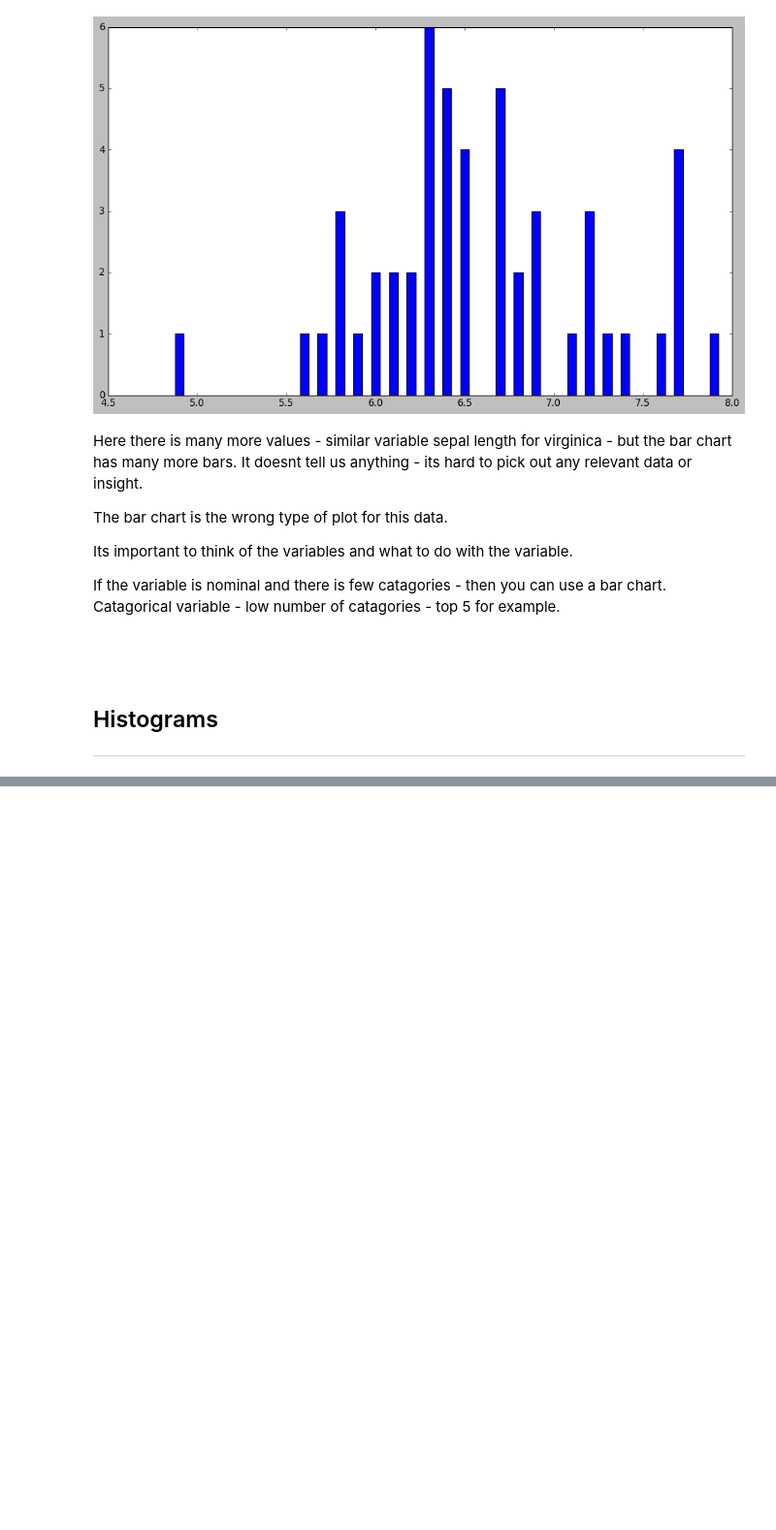
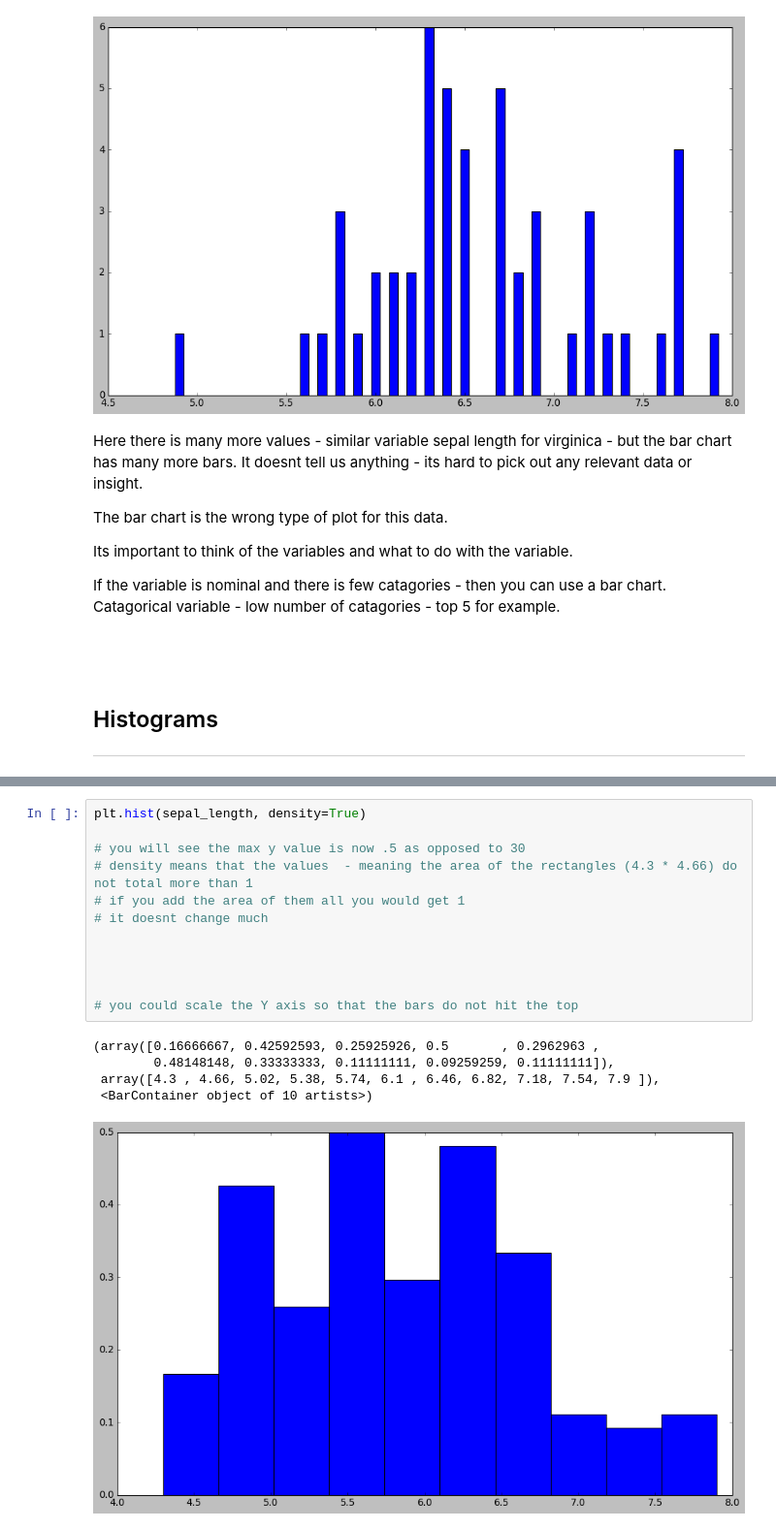
Before and after one commit to VCurry20/Jupyter-FDA2021, a Jupyter notebook: Week 8/Week 8 .ipynb, the cells around one changed output, grey strips where cells are left out. Shown: that part at 97% size. Cells and saved outputs as stored; diff of their text form; blank space fills up the shorter version.

```diff
--- a/Week 8/Week 8 .ipynb
+++ b/Week 8/Week 8 .ipynb
@@ -343,0 +409,18 @@ If the variable is nominal and there is few catagories - then you can use a bar
+# %%
+plt.hist(sepal_length, density=True)
+
+# you will see the max y value is now .5 as opposed to 30
+# density means that the values  - meaning the area of the rectangles (4.3 * 4.66) do not total more than 1
+# if you add the area of them all you would get 1
+# it doesnt change much
+
+
+
+
+# you could scale the Y axis so that the bars do not hit the top
+# %% [output]
+(array([0.16666667, 0.42592593, 0.25925926, 0.5       , 0.2962963 ,
+        0.48148148, 0.33333333, 0.11111111, 0.09259259, 0.11111111]),
+ array([4.3 , 4.66, 5.02, 5.38, 5.74, 6.1 , 6.46, 6.82, 7.18, 7.54, 7.9 ]),
+ <BarContainer object of 10 artists>)
+[figure, added]
```
Also changed, not shown: parts of 23 cells of this notebook, 1 other file.
